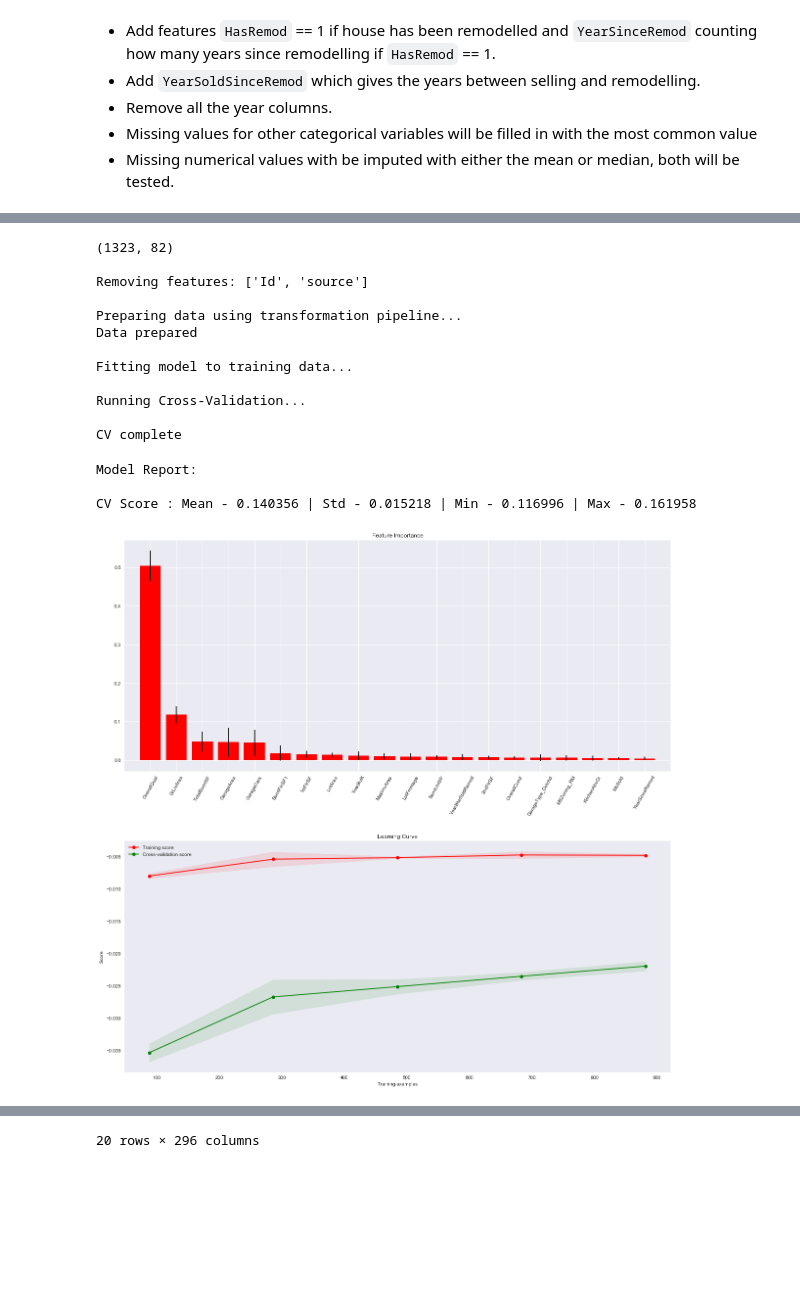
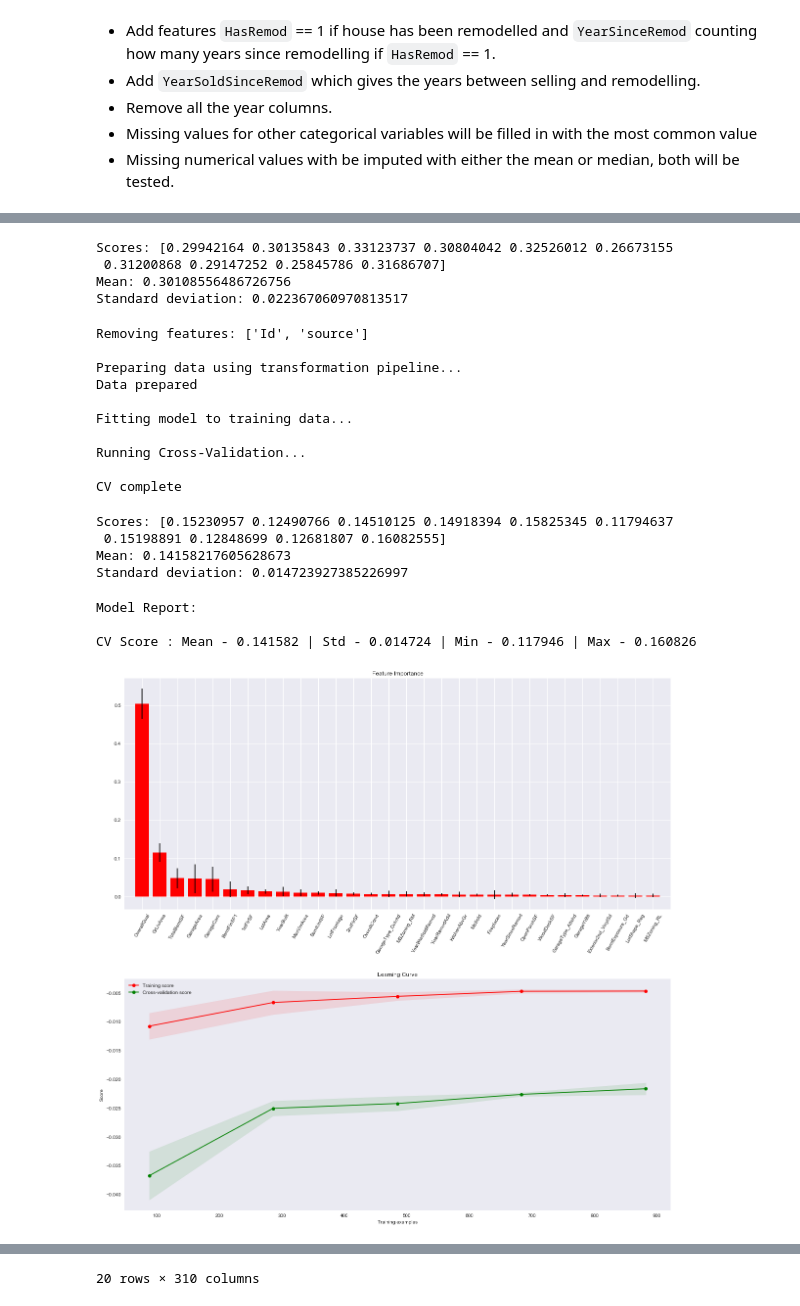
Before and after one commit to dorond/kaggle-house-prices-prediction, a Jupyter notebook: Housing Sale Price Prediction (Kaggle).ipynb, the cells around one changed output, grey strips where cells are left out. Saved outputs shown, nothing was run; the diff lists cells and outputs as text; code cells hidden in the pictures; blank space fills up the shorter version.

Commit message:
feature add transformer seperated from main pipeline

```diff
--- a/Housing Sale Price Prediction (Kaggle).ipynb
+++ b/Housing Sale Price Prediction (Kaggle).ipynb
@@ -1050,14 +1053,13 @@ def determine_one_hot_cat_features(cat_pipeline, original_cat_features):
 
     return [feature for group in features_list for feature in group]
 # %%
-def build_run_model(alg, train, target, num_pipelines, cat_pipelines, bool_pipelines, pre_remove_features=None, outlier_pipeline=None, feature_list=None,
+def build_run_model(alg, train, target, num_pipelines, cat_pipelines, bool_pipelines, pre_remove_features=None, feature_transform_pipeline=None, outlier_pipeline=None, feature_list=None,
                     cv=10, scoring="neg_mean_squared_error", save_model=False, save_model_name="model"):
 
     train = train.copy()
 
     if outlier_pipeline is not None:
         train = outlier_pipeline.fit_transform(train)
-        print(train.shape)
 
     if pre_remove_features is not None:
         print("\nRemoving features:", pre_remove_features)
@@ -1065,6 +1067,9 @@ def build_run_model(alg, train, target, num_pipelines, cat_pipelines, bool_pipel
 
     labels = train[target].copy()
     train.drop([target], axis=1, inplace=True)
+
+    if feature_transform_pipeline is not None:
+        train = feature_transform_pipeline.fit_transform(train)
 
     if feature_list is not None:
         numeric_feature_names = train[feature_list].select_dtypes(include=[np.number]).columns.values.tolist()
@@ -1100,9 +1105,12 @@ def build_run_model(alg, train, target, num_pipelines, cat_pipelines, bool_pipel
     train_prepared = preprocess_pipeline.fit_transform(train)
     print("Data prepared")
 
-    extra_num_features = num_pipeline.named_steps["add_features"].feature_names_
-    complete_feature_list = numeric_feature_names + extra_num_features + bool_feature_names + determine_one_hot_cat_features(cat_pipeline, cat_feature_names)
-
+    add_features = num_pipeline.named_steps.get("add_features", None)
+    if add_features is not None:
+        extra_num_features = add_features.feature_names_
+        complete_feature_list = numeric_feature_names + extra_num_features + bool_feature_names + determine_one_hot_cat_features(cat_pipeline, cat_feature_names)
+    else:
+        complete_feature_list = numeric_feature_names + bool_feature_names + determine_one_hot_cat_features(cat_pipeline, cat_feature_names)
     print('\nFitting model to training data...')
     alg.fit(train_prepared, labels)
     print('\nRunning Cross-Validation...')
@@ -1124,7 +1132,7 @@ def measure_regression_model(model, scores, train_orig, train_prepared, target,
     ax1 = ax.ravel()[0]
     if ~isinstance(model, (LinearRegression)):
         skplt.estimators.plot_feature_importances(model, feature_names = trans_feature_names,
-                                              max_num_features=20, x_tick_rotation=60, ax=ax1, title_fontsize="large")
+                                              max_num_features=30, x_tick_rotation=60, ax=ax1, title_fontsize="large")
     else:
         num_coeffs = len(model.coef_)
         neg_coef = pd.Series(model.coef_, features).sort_values().nsmallest(int(num_coeffs*0.05))
@@ -1133,7 +1141,8 @@ def measure_regression_model(model, scores, train_orig, train_prepared, target,
         coef.plot(kind='bar', title='Feature Coefficients', ax=ax1)
 
     ax2 = ax.ravel()[1]
-    skplt.estimators.plot_learning_curve(model, train_prepared, labels, scoring=scoring, ax=ax2, n_jobs=-1, title_fontsize="large")
+    skplt.estimators.plot_learning_curve(model, train_prepared, labels, scoring=scoring, ax=ax2,
+                                         shuffle=True, n_jobs=-1, title_fontsize="large")
 
     plt.show()
     if show_worst:
@@ -1209,13 +1218,17 @@ outlier_pipeline = Pipeline([
 
 feature_transform_params = {
     "features": ["MSSubClass"],
-    "transforms": [lambda x: str(x)]
+    "transforms": ['object'],
+    "is_type_change": [True]
 }
+
+feature_transform_pipeline = Pipeline([
+    (("transform_features", FeatureTransformer(feature_transform_params, True)))
+])
 
 combined_feature_names = ["HasRemod", "YearSinceRemod", "YearSinceBuilt", "YearBtwSoldRemod"]
 
 num_pipelines = []
-num_pipelines.append(("transform_features", FeatureTransformer(feature_transform_params, True)))
 num_pipelines.append(("add_features", SpecificFeaturesAdder(combined_feature_names)))
 num_pipelines.append(('inf_imputer', InfImputer()))
 num_pipelines.append(('num_imputer', Imputer(strategy="median")))
@@ -1254,8 +1327,15 @@ scoring = "neg_mean_squared_log_error"
+# %%
+display_scores(svr_scores)
+# %% [output]
+Scores: [0.29942164 0.30135843 0.33123737 0.30804042 0.32526012 0.26673155
+ 0.31200868 0.29147252 0.25845786 0.31686707]
+Mean: 0.30108556486726756
+Standard deviation: 0.022367060970813517
 # %%
-forest_model_outliers_removed, train_prepared, labels, features, forest_scores_outliers_removed = build_run_model(RandomForestRegressor(random_state=42), training_data, "SalePrice", num_pipelines, cat_pipelines, bool_pipelines, ["Id", "source"], scoring=scoring, outlier_pipeline=outlier_pipeline, feature_list=None)
+forest_model, train_prepared, labels, features, forest_scores = build_run_model(RandomForestRegressor(random_state=42), training_data, "SalePrice",
+                                                                                                                  num_pipelines, cat_pipelines, bool_pipelines, ["Id", "source"], scoring=scoring, feature_transform_pipeline=feature_transform_pipeline, outlier_pipeline=outlier_pipeline,
+                                                                                                                  feature_list=None)
 # %% [output]
-(1323, 82)
-
 Removing features: ['Id', 'source']
 
 Preparing data using transformation pipeline...
@@ -1266,11 +1346,19 @@ Fitting model to training data...
 Running Cross-Validation...
 
 CV complete
+# %%
+display_scores(forest_scores)
+# %% [output]
+Scores: [0.15230957 0.12490766 0.14510125 0.14918394 0.15825345 0.11794637
+ 0.15198891 0.12848699 0.12681807 0.16082555]
+Mean: 0.14158217605628673
+Standard deviation: 0.014723927385226997
 # %%
-train_sorted = measure_regression_model(forest_model_outliers_removed, forest_scores_outliers_removed, training_data, train_prepared, "SalePrice", labels, features, scoring=scoring, outlier_pipeline=outlier_pipeline)
+train_sorted = measure_regression_model(forest_model, forest_scores, training_data, train_prepared,
+                                        "SalePrice", labels, features, scoring=scoring, outlier_pipeline=outlier_pipeline)
 train_sorted.head(20)
 # %% [output]
 Model Report:
 
-CV Score : Mean - 0.140356 | Std - 0.015218 | Min - 0.116996 | Max - 0.161958
+CV Score : Mean - 0.141582 | Std - 0.014724 | Min - 0.117946 | Max - 0.160826
-[figure, old version]
+[figure, new version]
@@ -1294 +1382 @@ CV Score : Mean - 0.140356 | Std - 0.015218 | Min - 0.116996 | Max - 0.161958
-20 rows × 296 columns
+20 rows × 310 columns
```
Also changed, not shown: parts of 10 cells of this notebook, 6 other files.
